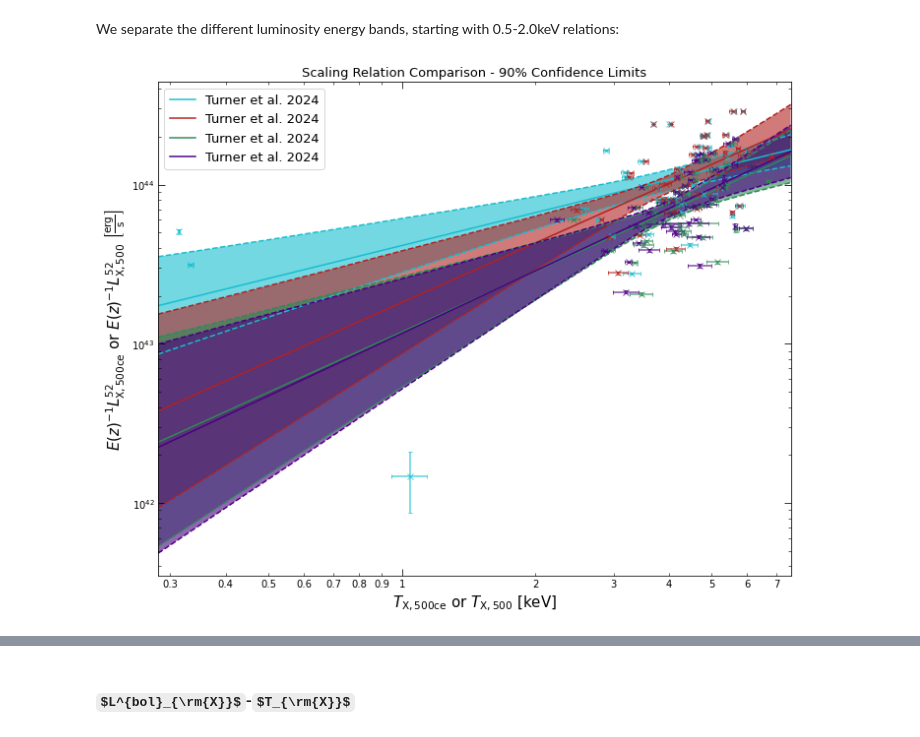
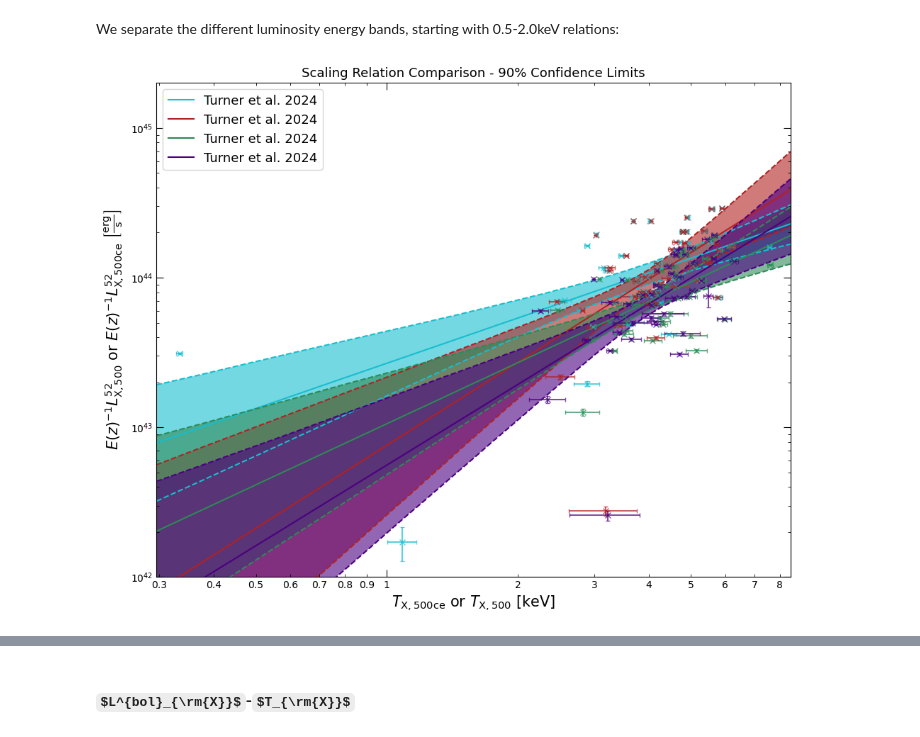
Before and after one commit to LoVoCCS/X-LoVoCCS-Analyses, a Jupyter notebook: notebooks/scaling_relations/luminosity_temperature.ipynb, the cells around one changed output, grey strips where cells are left out. Drawn from its saved outputs; the diff is of its cells as text; code cells hidden in the pictures; some formulas as TeX source.

```diff
--- a/notebooks/scaling_relations/luminosity_temperature.ipynb
+++ b/notebooks/scaling_relations/luminosity_temperature.ipynb
@@ -356,9 +324,9 @@ We separate the different luminosity energy bands, starting with 0.5-2.0keV rela
 # %%
 combo52 = (lx52_tx_r500_metfix + lx52_tx_r500_metfree + lx52_tx_r500ce_metfix + lx52_tx_r500ce_metfree)
 # %%
-combo52.view(show_data=True)
+combo52.view(show_data=True, y_lims=Quantity([1e+42, 2e+45], 'erg/s'))
 # %% [output]
-[figure, old version]
+[figure, new version]
 # %%
 combo52.view(show_data=False)
 # %% [output]
```
Also changed, not shown: parts of 29 cells of this notebook.
